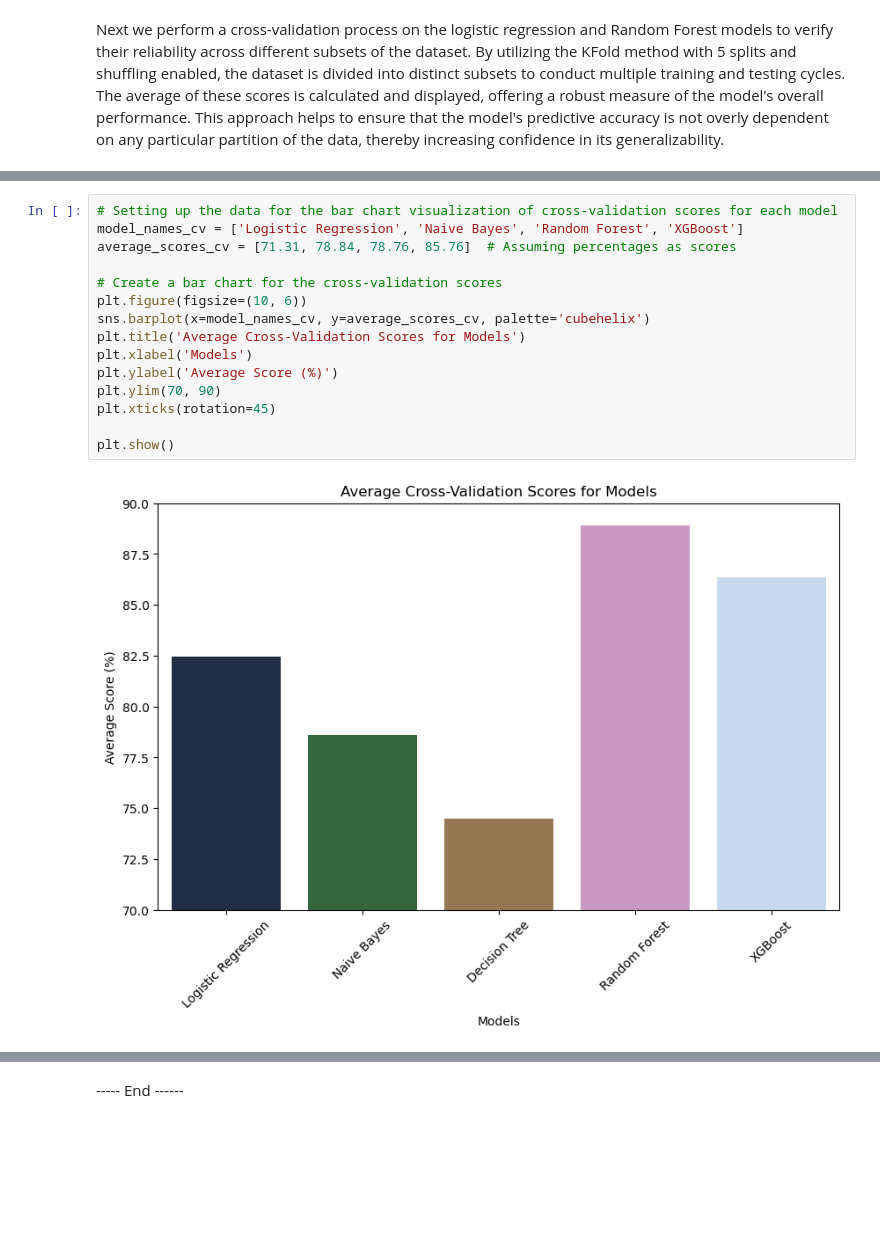
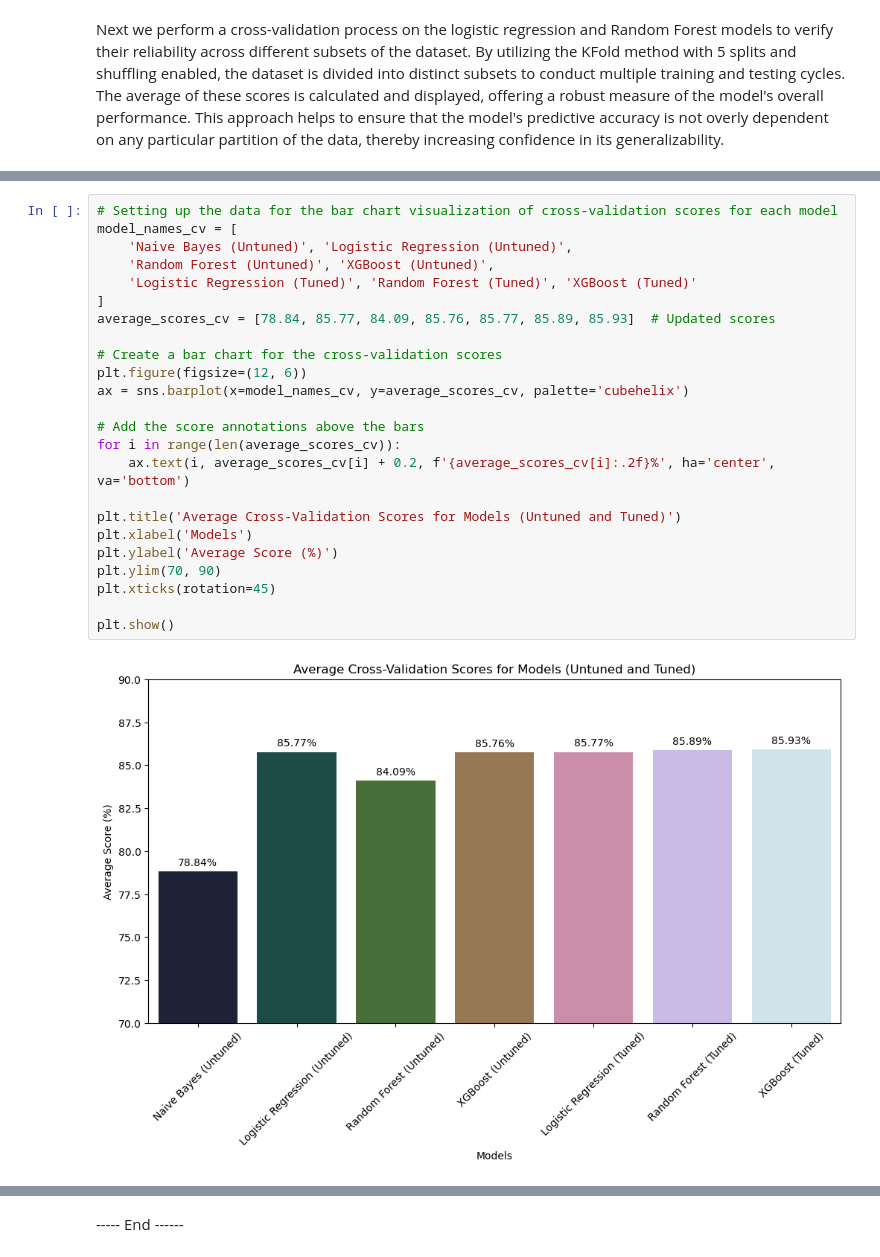
Before and after one commit to meenakshi-sethi/ML-Project-Portfolio, a Jupyter notebook: Diabetes_risk_prediction/Diabetes.ipynb, the cells around one changed output, grey strips where cells are left out. Cells and saved outputs as stored; diff of their text form; blank space fills up the shorter version.

```diff
--- a/Diabetes_risk_prediction/Diabetes.ipynb
+++ b/Diabetes_risk_prediction/Diabetes.ipynb
@@ -1533,17 +1595,26 @@ XGBoost                            85.76
 # %%
 # Setting up the data for the bar chart visualization of cross-validation scores for each model
-model_names_cv = ['Logistic Regression', 'Naive Bayes', 'Random Forest', 'XGBoost']
-average_scores_cv = [71.31, 78.84, 78.76, 85.76]  # Assuming percentages as scores
+model_names_cv = [
+    'Naive Bayes (Untuned)', 'Logistic Regression (Untuned)',
+    'Random Forest (Untuned)', 'XGBoost (Untuned)',
+    'Logistic Regression (Tuned)', 'Random Forest (Tuned)', 'XGBoost (Tuned)'
+]
+average_scores_cv = [78.84, 85.77, 84.09, 85.76, 85.77, 85.89, 85.93]  # Updated scores
 
 # Create a bar chart for the cross-validation scores
-plt.figure(figsize=(10, 6))
-sns.barplot(x=model_names_cv, y=average_scores_cv, palette='cubehelix')
-plt.title('Average Cross-Validation Scores for Models')
+plt.figure(figsize=(12, 6))
+ax = sns.barplot(x=model_names_cv, y=average_scores_cv, palette='cubehelix')
+
+# Add the score annotations above the bars
+for i in range(len(average_scores_cv)):
+    ax.text(i, average_scores_cv[i] + 0.2, f'{average_scores_cv[i]:.2f}%', ha='center', va='bottom')
+
+plt.title('Average Cross-Validation Scores for Models (Untuned and Tuned)')
 plt.xlabel('Models')
 plt.ylabel('Average Score (%)')
 plt.ylim(70, 90)
 plt.xticks(rotation=45)
 
 plt.show()
 # %% [output]
-[figure, old version]
+[figure, new version]
```
Also changed, not shown: parts of 28 cells of this notebook.
